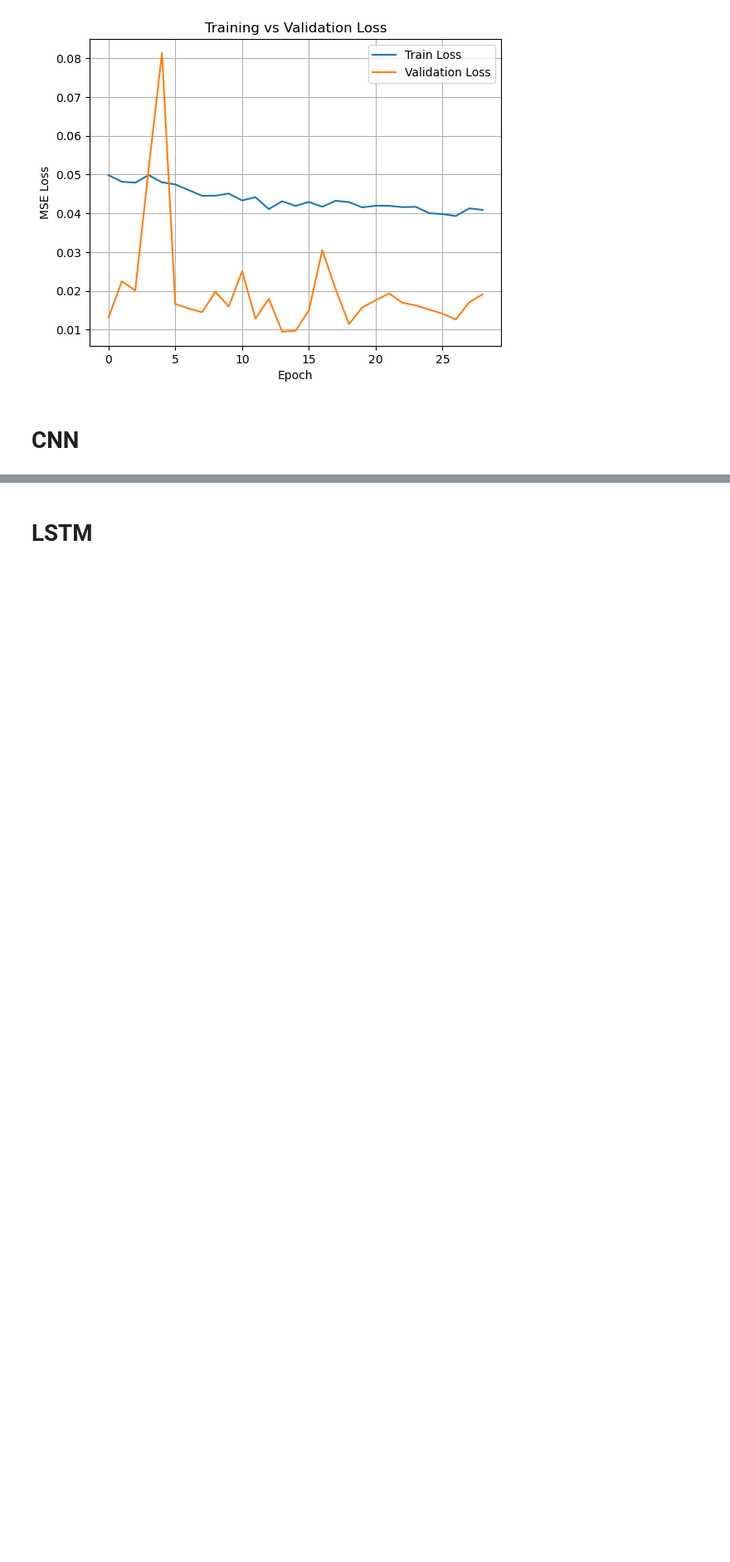
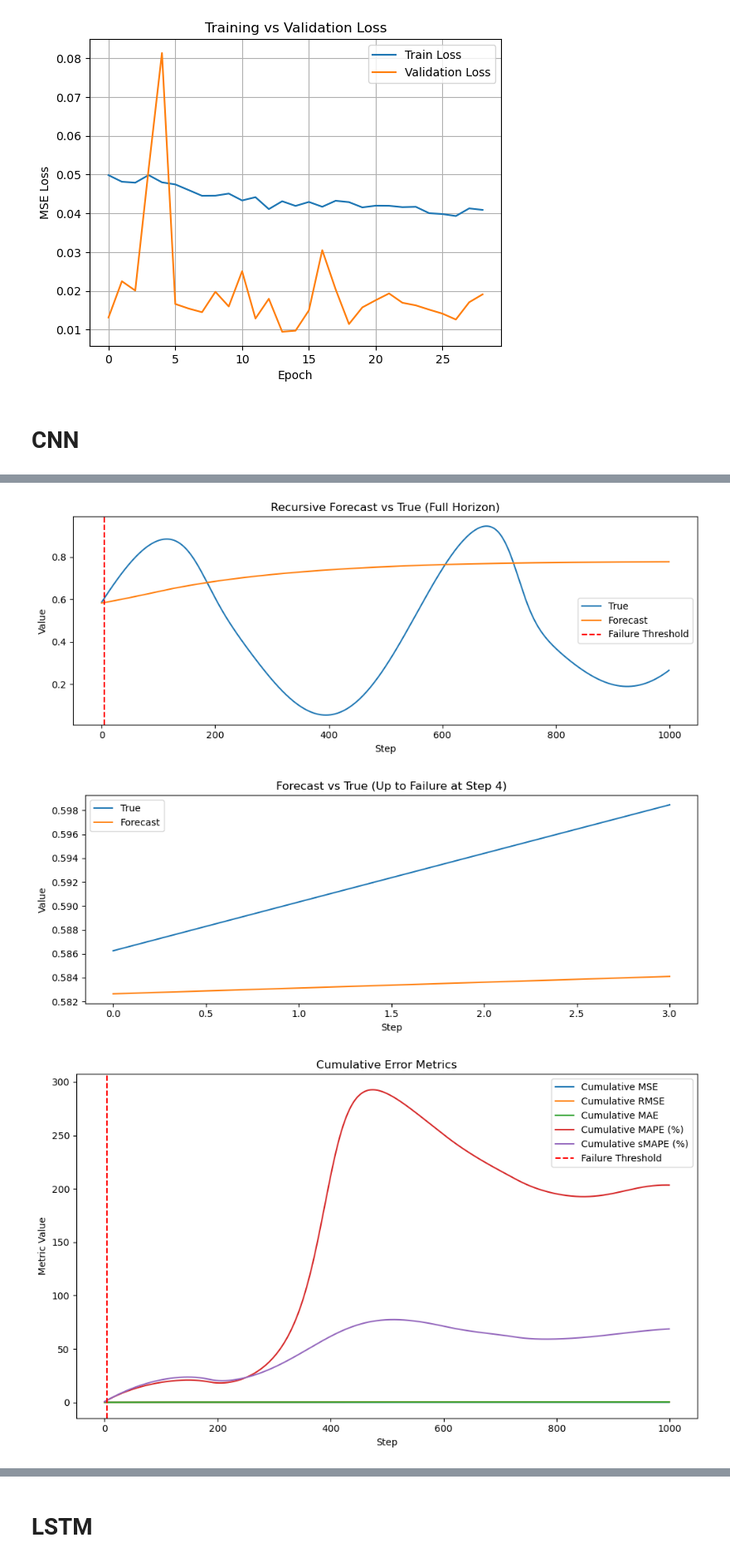
Before and after one commit to nxteventrying/TESIS, a Jupyter notebook: scripts/Strafe.ipynb, the cells around one changed output, grey strips where cells are left out. Shown at 83% size. Drawn from its saved outputs; the diff is of its cells as text; code cells hidden in the pictures; blank space fills up the shorter version.

```diff
--- a/scripts/Strafe.ipynb
+++ b/scripts/Strafe.ipynb
@@ -746,0 +1021,11 @@ plt.show()
+# %%
+from datetime import datetime
+
+print("Cell start:", datetime.now())
+
+failure_step, summary = recursive_forecast_evaluate(
+    model, train_data, test_data, n_steps, n_features, threshold=0.01
+)
+
+print("Cell end:  ", datetime.now())
+# %% [output]
@@ -746,0 +1033,3 @@ plt.show()
+[figure, added]
+[figure, added]
+[figure, added]
```
Also changed, not shown: parts of 54 cells of this notebook.
